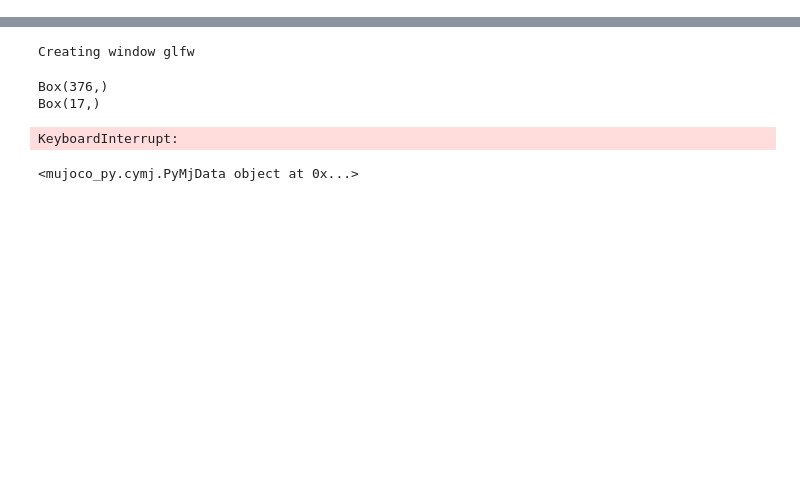
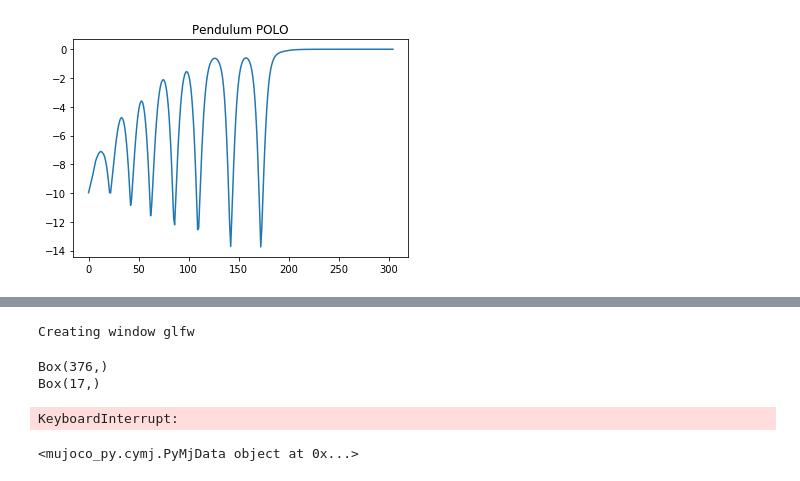
Before and after one commit to ZhizhenQin/POLO, a Jupyter notebook: POLO.ipynb, the cells around one changed output, grey strips where cells are left out. Cells and saved outputs as stored; diff of their text form; code cells hidden in the pictures; blank space fills up the shorter version.

```diff
--- a/POLO.ipynb
+++ b/POLO.ipynb
@@ -248,0 +267,7 @@ KeyboardInterrupt:
+# %%
+import matplotlib.pyplot as plt
+plt.title("Pendulum POLO")
+plt.plot(range(len(rewards)), rewards)
+plt.show()
+# %% [output]
+[figure, added]
```
Also changed, not shown: parts of 5 cells of this notebook.
